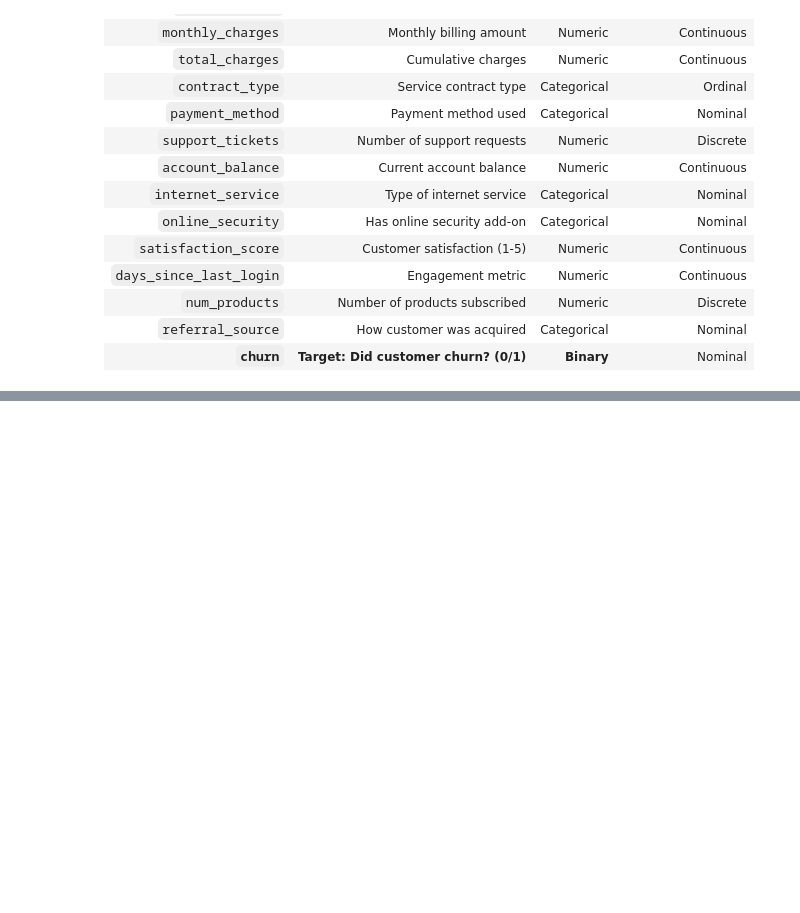
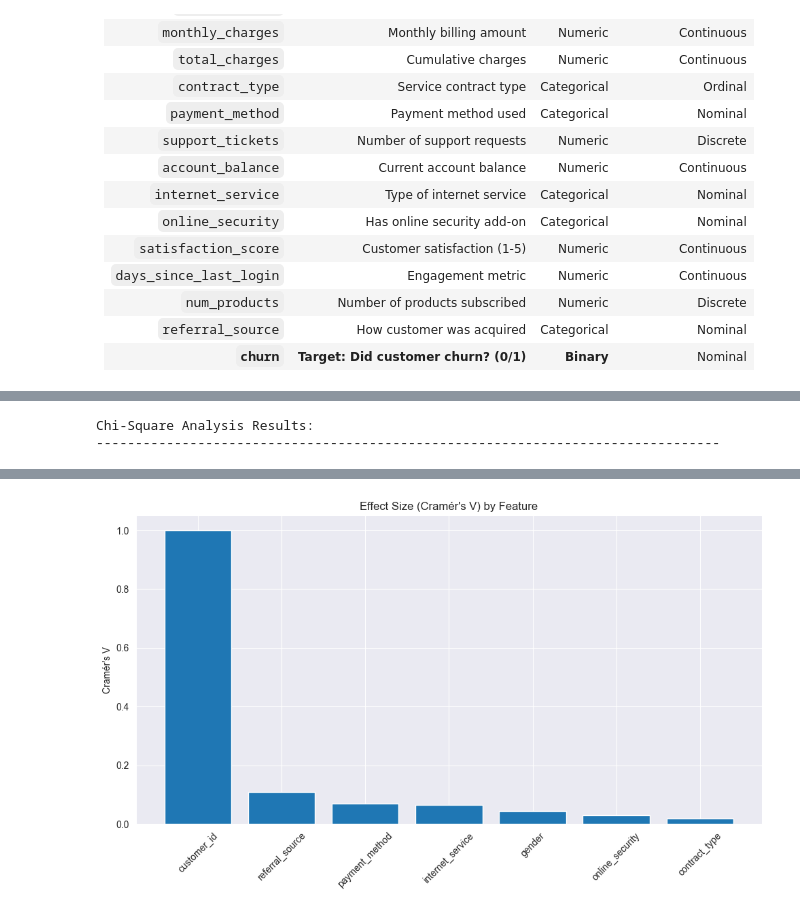
Before and after one commit to mcikalmerdeka/ds-dataprep-utils, a Jupyter notebook: notebooks/classification.ipynb, the cells around one changed output, grey strips where cells are left out. Saved outputs shown, nothing was run; the diff lists cells and outputs as text; code cells hidden in the pictures; blank space fills up the shorter version.

```diff
--- a/notebooks/classification.ipynb
+++ b/notebooks/classification.ipynb
@@ -243,0 +394,9 @@ df, _ = handle_missing_values(
+# %%
+# Categorical features correlation analysis
+from utils import analyze_categorical_relationships
+
+# Analyze relationships between categorical features and target
+results = analyze_categorical_relationships(df, features=[col for col in cats_cols if col != "churn_label"], target=target_label, alpha=0.05)
+# %% [output]
+Chi-Square Analysis Results:
+--------------------------------------------------------------------------------
@@ -243,0 +411 @@ df, _ = handle_missing_values(
+[figure, added]
```
Also changed, not shown: parts of 45 cells of this notebook.
